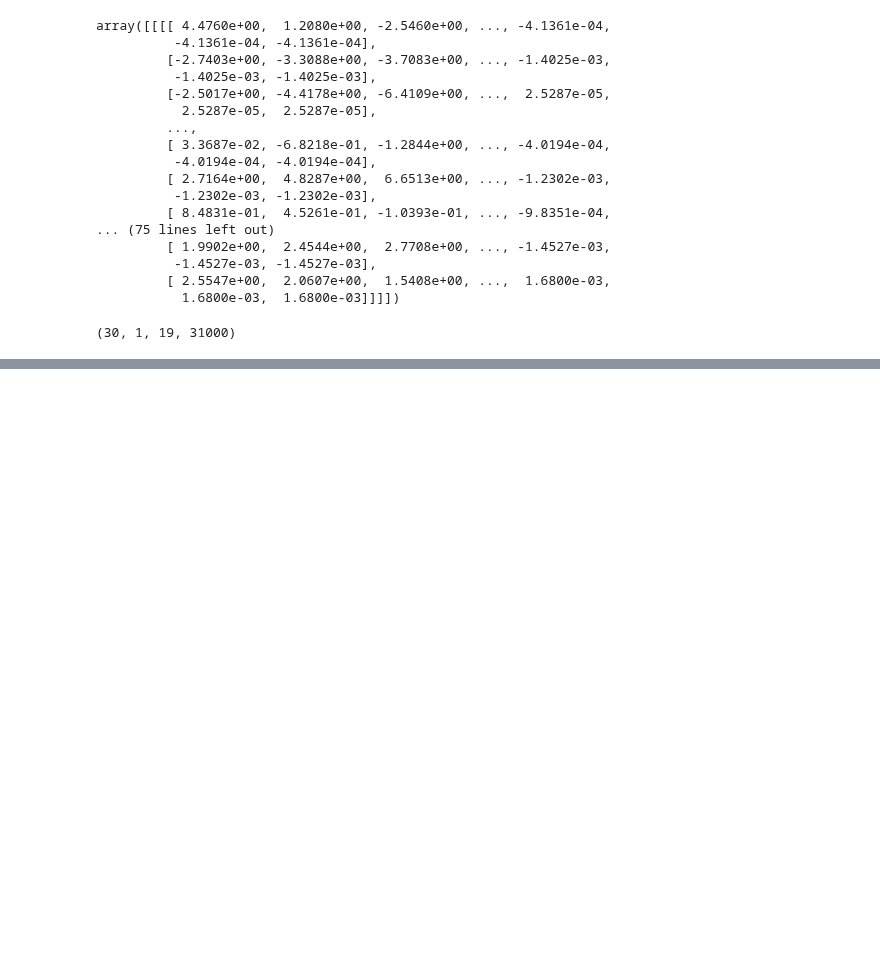
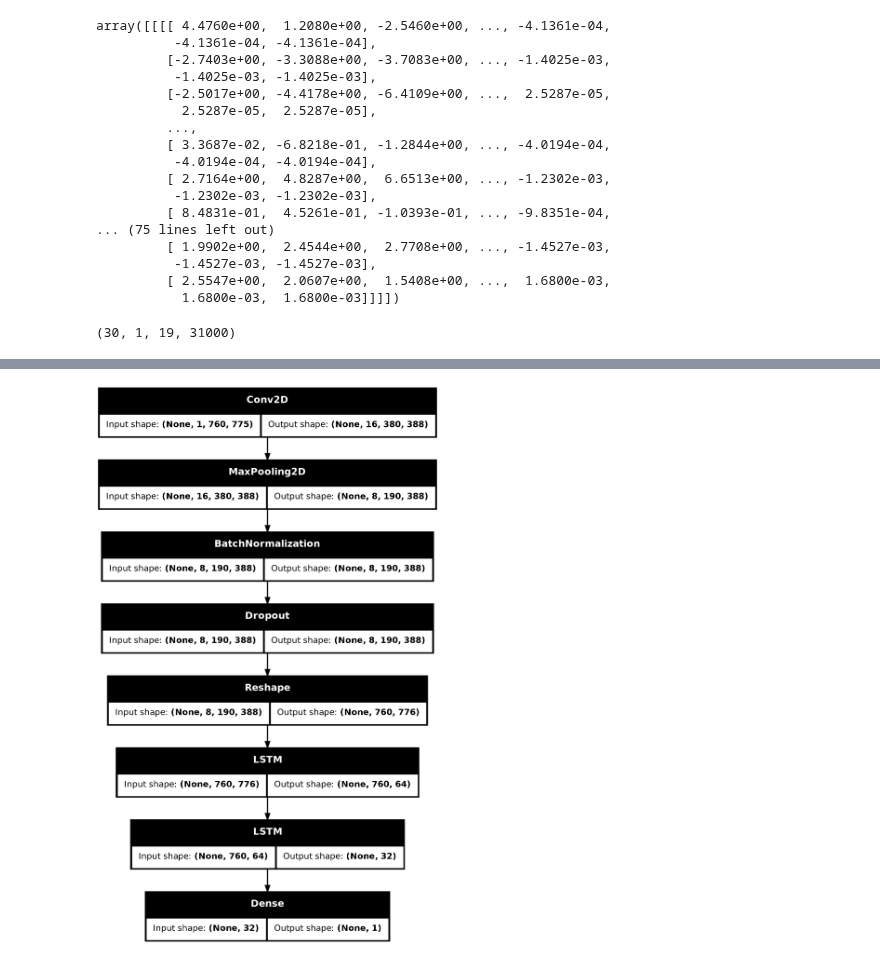
Before and after one commit to aliowx/machine_learning-, a Jupyter notebook: models/unsupervised learning/EEG_model.ipynb, the cells around one changed output, grey strips where cells are left out. Cells and saved outputs as stored; diff of their text form; code cells hidden in the pictures; blank space fills up the shorter version.

```diff
--- a/models/unsupervised learning/EEG_model.ipynb
+++ b/models/unsupervised learning/EEG_model.ipynb
@@ -163,26 +122,25 @@ A 20% dropout layer helps prevent overfitting to electrode-specific noise. These
 
 The combination of strided convolutions and pooling ensures the network focuses on the most salient neural activity patterns. =) (why am I explaining this its father should have done the work!)
 # %%
+# Define EarlyStopping callback
 early_stopping = tf.keras.callbacks.EarlyStopping(monitor='val_loss', patience=5, restore_best_weights=True)
 
+model = tf.keras.models.Sequential([
+    # Convolutional layers for feature extraction
+    tf.keras.layers.Conv2D(filters=16, kernel_size=3, strides=(2,2), activation='relu', input_shape=(1,760,775), padding='same', data_format='channels_first'),
+    tf.keras.layers.MaxPool2D(2, 2),
+    tf.keras.layers.BatchNormalization(),
+    tf.keras.layers.Dropout(0.2),
 
-model = tf.keras.Sequential(
-	[tf.keras.layers.Conv2D(filters=16, kernel_size=3, strides=(2,2), activation='relu',input_shape=(1,760,755), padding='same', data_format='channels_first'),
-	tf.keras.layers.MaxPool2D(2,2),
-	tf.keras.layers.BatchNormalization(),
-	tf.keras.layers.Dropout(0.2),
+    # Reshape to fit LSTM input format (batch_size, time_steps, features)
+    tf.keras.layers.Reshape((760, -1)),
 
- 	# Reshape to fit LSTM input format (batch_size, time_steps, features)
-	tf.keras.layers.Reshape((760, -1)),
+    # LSTM for sequence modeling
+    tf.keras.layers.LSTM(64, return_sequences=True),
+    tf.keras.layers.LSTM(32),
 
-
-	#  LSTM for sequence modeling
-	tf.keras.layers.LSTM(64, return_sequences=True),
-	tf.keras.layers.LSTM(32),
-
-
-	# Fully connected output layer
-	tf.keras.layers.Dense(1, activation='sigmoid')
+    # Fully connected output layer
+    tf.keras.layers.Dense(1, activation='sigmoid')
 ])
 
 # Compile the model
@@ -217,0 +176,5 @@ Model: "sequential_1"
+# %%
+
+
+# Nothing Special: Compile the model
+model.compile(loss='binary_crossentropy', optimizer='adam',metrics=['acc',tf.keras.metrics.Recall(),tf.keras.metrics.AUC(),tf.keras.metrics.Precision()])
@@ -217,0 +208,7 @@ Model: "sequential_1"
+# %%
+
+
+# this is a cool graph about the model
+tf.keras.utils.plot_model(model,show_shapes = True, to_file='model.png')
+# %% [output]
+[figure, added]
```
Also changed, not shown: parts of 12 cells of this notebook.
